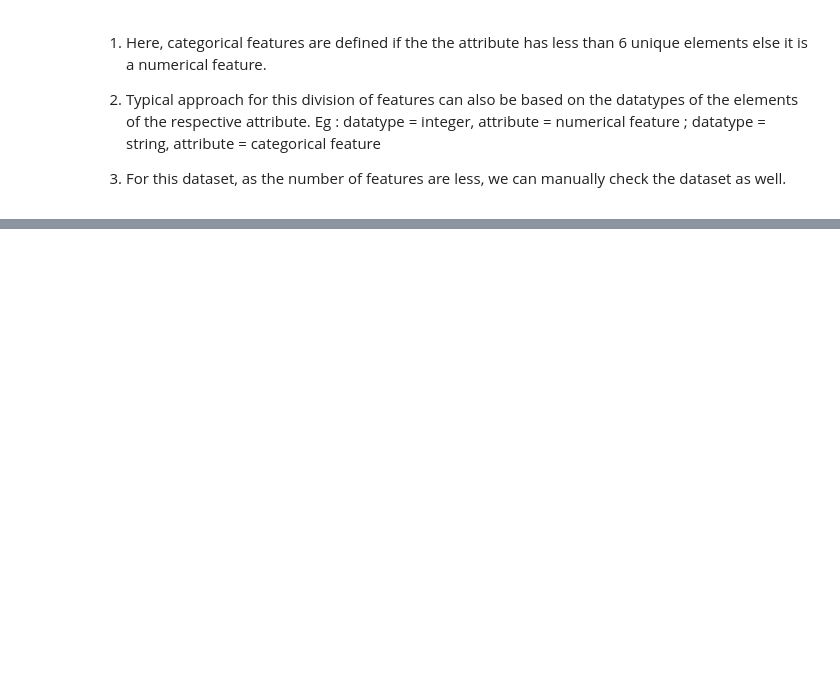
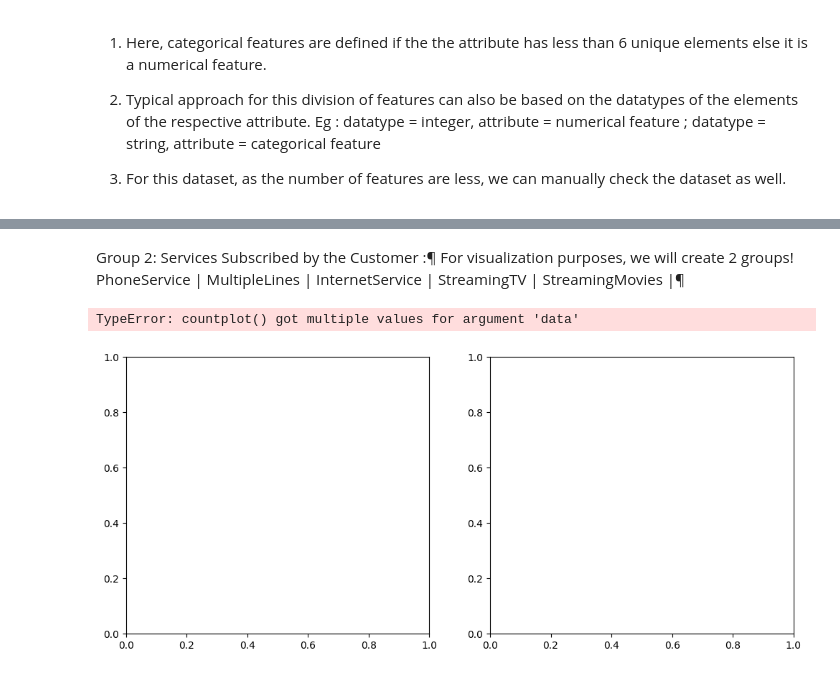
Before and after one commit to Bhupendra-glitch/Customer-Segmentation-Retention, a Jupyter notebook: Telco_Customer_Churn.ipynb, the cells around one changed output, grey strips where cells are left out. Saved outputs shown, nothing was run; the diff lists cells and outputs as text; code cells hidden in the pictures; blank space fills up the shorter version.

```diff
--- a/Telco_Customer_Churn.ipynb
+++ b/Telco_Customer_Churn.ipynb
@@ -216,0 +283,36 @@ Eg : datatype = integer, attribute = numerical feature ; datatype = string, attr
+# %% [markdown]
+Group 2: Services Subscribed by the Customer :¶
+For visualization purposes, we will create 2 groups!
+PhoneService | MultipleLines | InternetService | StreamingTV | StreamingMovies |¶
+# %%
+fig = plt.subplots(nrows = 1,ncols = 2,figsize = (12,5))
+
+for i in range(len(l2[0:2])):
+    plt.subplot(1,2,i + 1)
+    ax = sns.countplot(l2[i],data = data,hue = "Churn",palette = colors,edgecolor = 'black')
+    for rect in ax.patches:
+        ax.text(rect.get_x() + rect.get_width() / 2, rect.get_height() + 2, rect.get_height(), horizontalalignment='center', fontsize = 11)
+    title = l2[i] + ' vs Churn'
+    plt.title(title);
+
+fig = plt.subplots(nrows = 1, ncols = 1, figsize = (6,5))
+
+plt.subplot(1,1,1)
+ax = sns.countplot(l2[2],data = data,hue = "Churn",palette = colors,edgecolor = 'black')
+for rect in ax.patches:
+    ax.text(rect.get_x() + rect.get_width() / 2, rect.get_height() + 2, rect.get_height(), horizontalalignment='center', fontsize = 11)
+title = l2[2] + ' vs Churn'
+plt.title(title);
+
+fig = plt.subplots(nrows = 1,ncols = 2,figsize = (12,5))
+
+for i in range(len(l2[3:5])):
+    plt.subplot(1,2,i + 1)
+    ax = sns.countplot(l2[i + 3],data = data,hue = "Churn",palette = colors,edgecolor = 'black')
+    for rect in ax.patches:
+        ax.text(rect.get_x() + rect.get_width() / 2, rect.get_height() + 2, rect.get_height(), horizontalalignment='center', fontsize = 11)
+    title = l2[i + 3] + ' vs Churn'
+    plt.title(title);
+# %% [output]
+TypeError: countplot() got multiple values for argument 'data'
+[figure, added]
```
Also changed, not shown: parts of 13 cells of this notebook.
